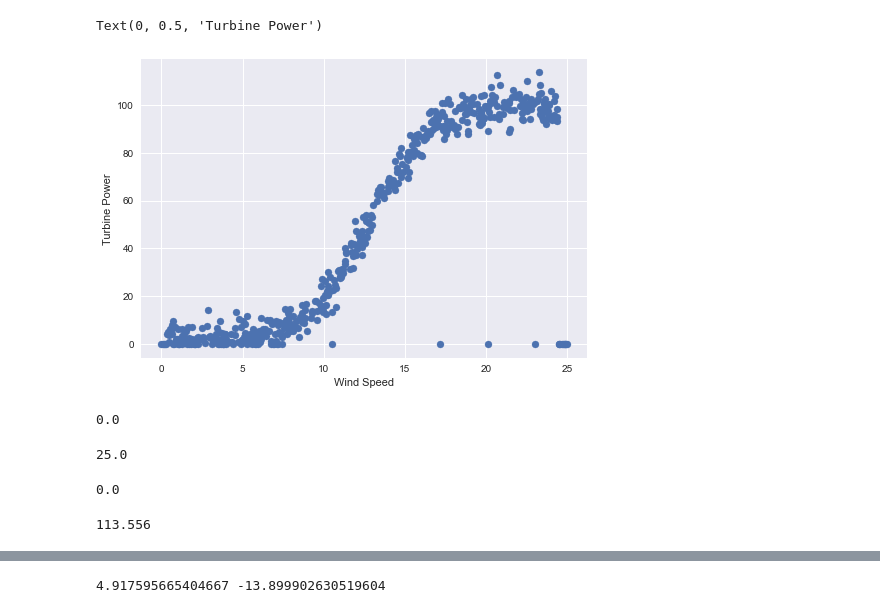
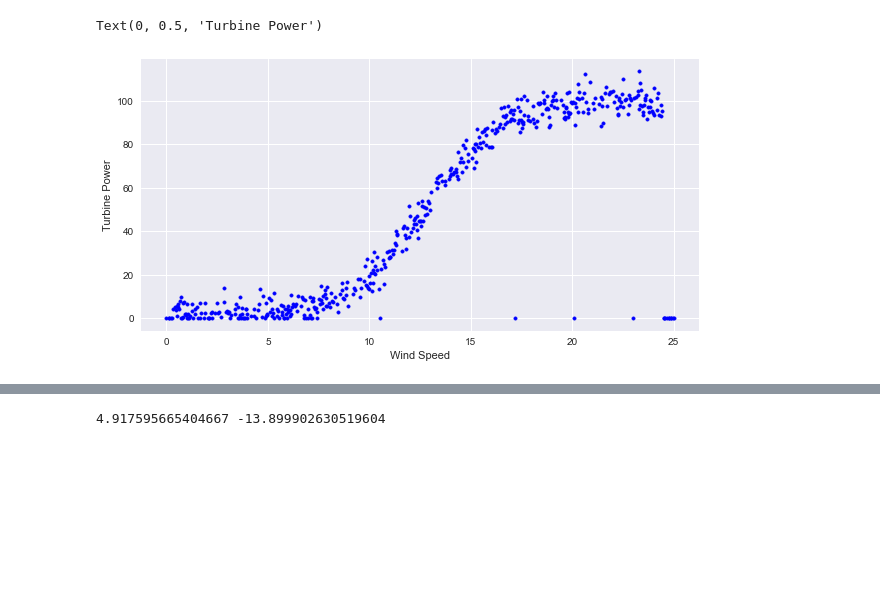
Before and after one commit to cian-gmit-da2020/DA_FUN_Project, a Jupyter notebook: project.ipynb, the cells around one changed output, grey strips where cells are left out. Drawn from its saved outputs; the diff is of its cells as text; code cells hidden in the pictures; blank space fills up the shorter version.

```diff
--- a/project.ipynb
+++ b/project.ipynb
@@ -7,2 +33,4 @@ plt.style.use('seaborn')
 # %%
-data = pd.read_csv("https://raw.githubusercontent.com/ianmcloughlin/2020A-machstat-project/master/dataset/powerproduction.csv")
+url = "https://raw.githubusercontent.com/ianmcloughlin/2020A-machstat-project/master/dataset/powerproduction.csv"
+
+powerProduction = pd.read_csv(url)
@@ -30,23 +72,8 @@ data
 # %%
-plt.scatter(data["speed"], data["power"])
+plt.rcParams["figure.figsize"] = [10, 5]
+plt.scatter(powerProduction["speed"], powerProduction["power"], marker='.', color="b")
 plt.xlabel("Wind Speed")
 plt.ylabel("Turbine Power")
 # %% [output]
 Text(0, 0.5, 'Turbine Power')
-[figure, old version]
+[figure, new version]
-# %%
-data["speed"].min()
-# %% [output]
-0.0
-# %%
-data["speed"].max()
-# %% [output]
-25.0
-# %%
-data["power"].min()
-# %% [output]
-0.0
-# %%
-data["power"].max()
-# %% [output]
-113.556
```
Also changed, not shown: parts of 34 cells of this notebook.
